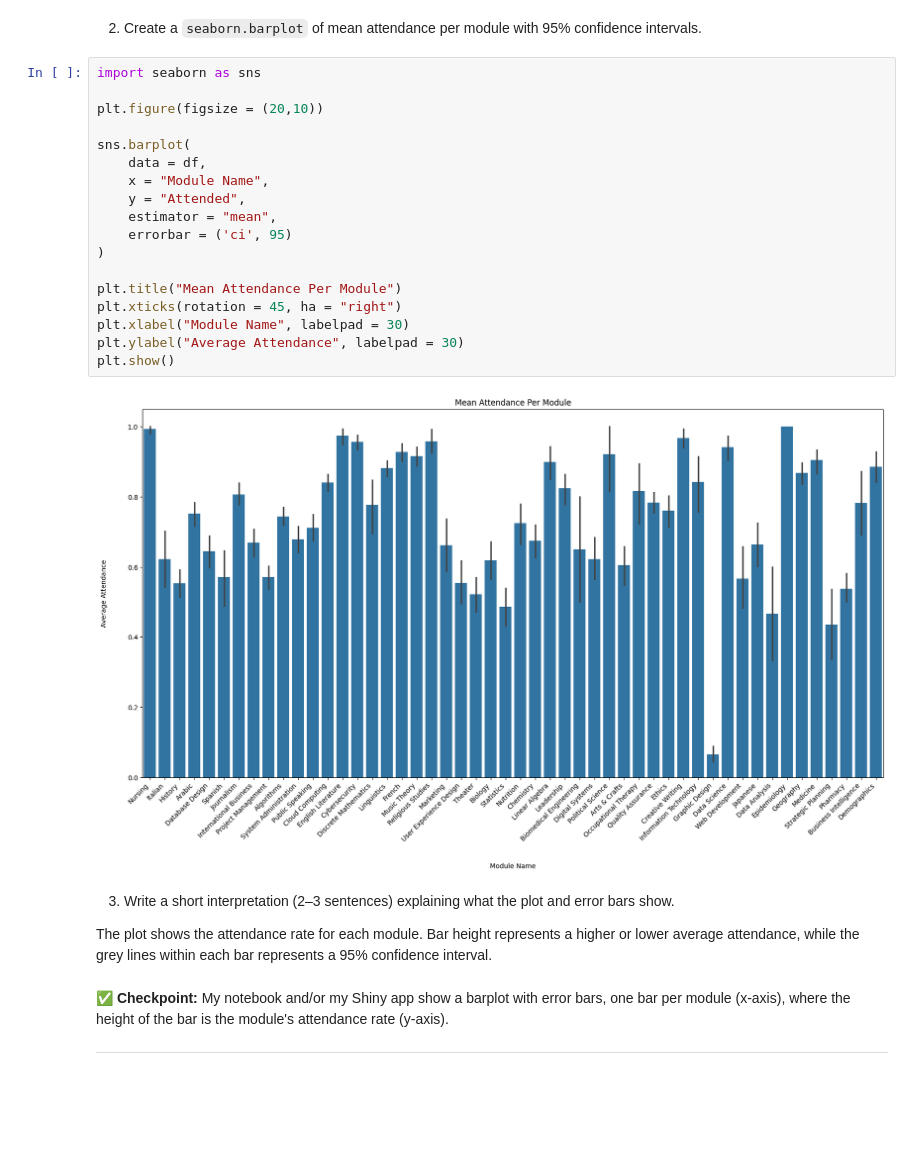
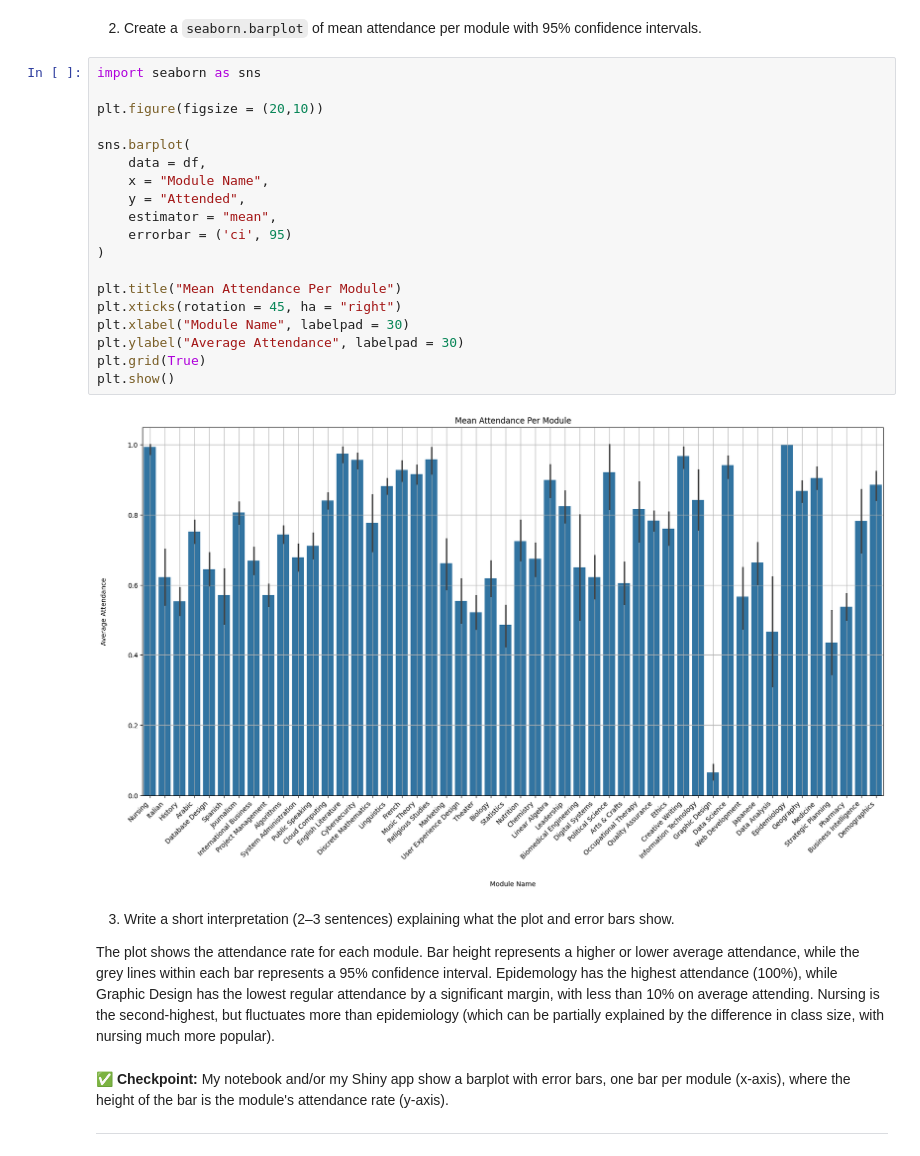
Before and after one commit to Orilly/DSAMLIPM, a Jupyter notebook: summative1-1.ipynb, the cells around one changed output. Saved outputs shown, nothing was run; the diff lists cells and outputs as text; blank space fills up the shorter version.

```diff
--- a/summative1-1.ipynb
+++ b/summative1-1.ipynb
@@ -256,27 +256,28 @@ stats
 # %%
 import seaborn as sns
 
 plt.figure(figsize = (20,10))
 
 sns.barplot(
     data = df,
     x = "Module Name",
     y = "Attended",
     estimator = "mean",
     errorbar = ('ci', 95)
 )
 
 plt.title("Mean Attendance Per Module")
 plt.xticks(rotation = 45, ha = "right")
 plt.xlabel("Module Name", labelpad = 30)
 plt.ylabel("Average Attendance", labelpad = 30)
+plt.grid(True)
 plt.show()
 # %% [output]
-[figure, old version]
+[figure, new version]
 # %% [markdown]
 3. Write a short interpretation (2–3 sentences) explaining what the plot and error bars show.
 
-The plot shows the attendance rate for each module. Bar height represents a higher or lower average attendance, while the grey lines within each bar represents a 95% confidence interval.
+The plot shows the attendance rate for each module. Bar height represents a higher or lower average attendance, while the grey lines within each bar represents a 95% confidence interval. Epidemology has the highest attendance (100%), while Graphic Design has the lowest regular attendance by a significant margin, with less than 10% on average attending. Nursing is the second-highest, but fluctuates more than epidemiology (which can be partially explained by the difference in class size, with nursing much more popular).
 # %% [markdown]
 ✅ **Checkpoint:** My notebook and/or my Shiny app show a barplot with error bars, one bar per module (x-axis), where the height of the bar is the module's attendance rate (y-axis).
 
```
Also changed, not shown: parts of 3 cells of this notebook, 1 other file.
